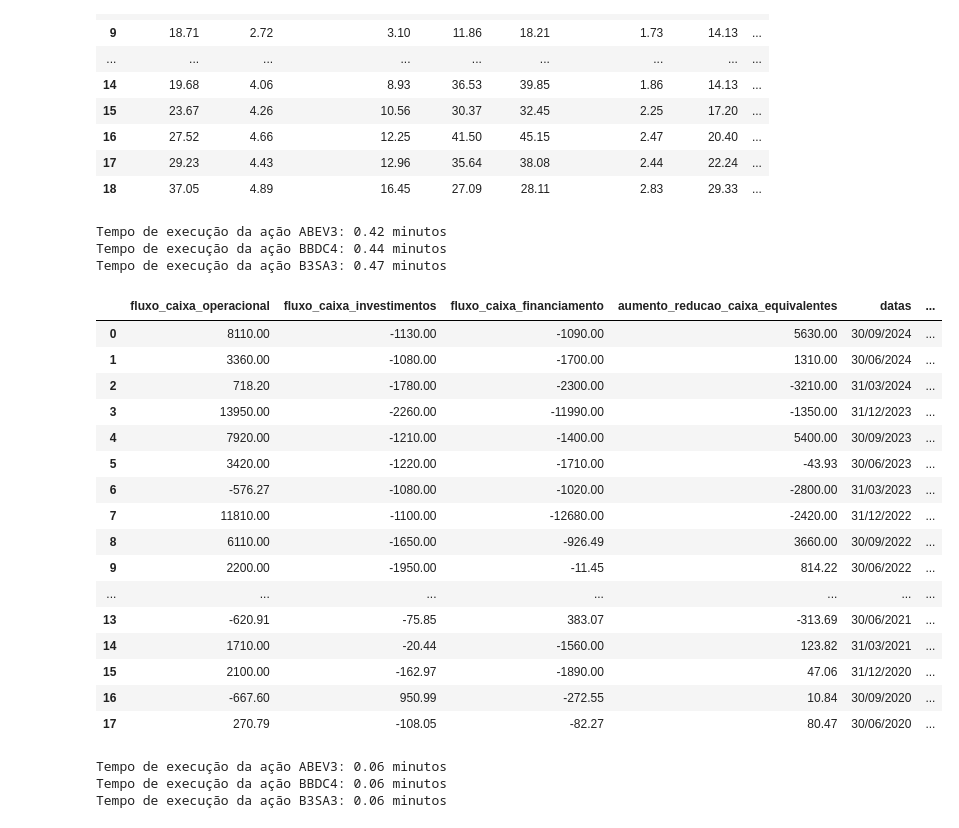
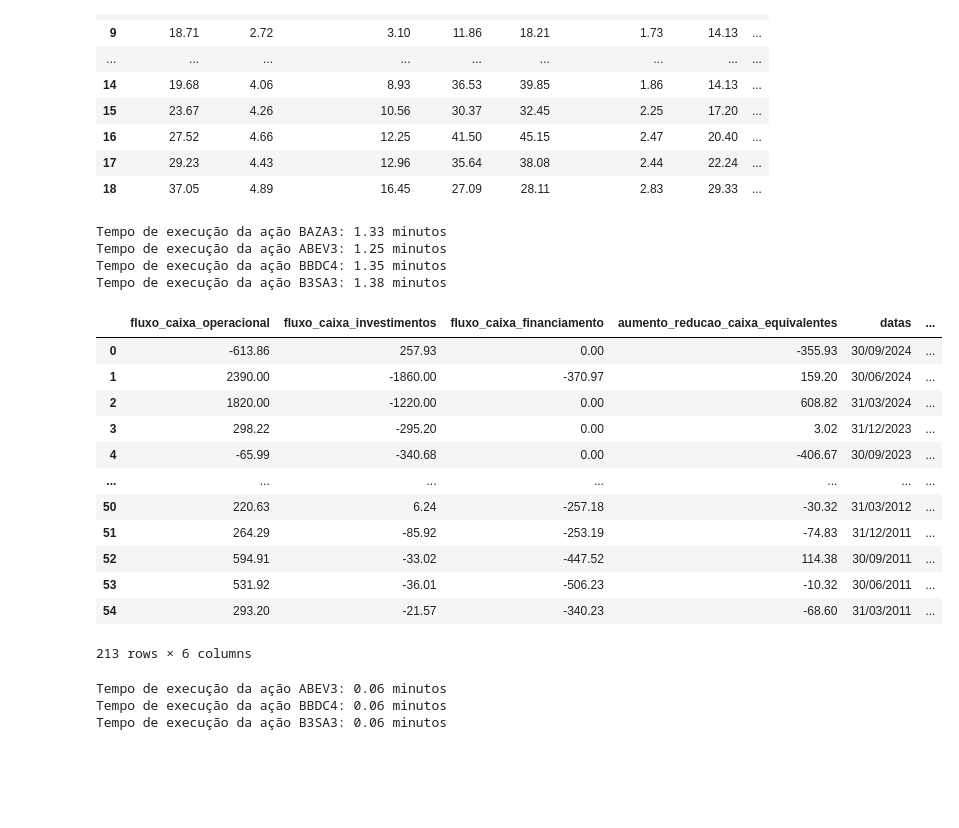
Before and after one commit to Jeferson100/fundamentalist-stock-brazil, a Jupyter notebook: extraindo_dados.ipynb, the cells around one changed output. Saved outputs shown, nothing was run; the diff lists cells and outputs as text; code cells hidden in the pictures; blank space fills up the shorter version.

Commit message:
Corrijindo fluxo de caixa

```diff
--- a/extraindo_dados.ipynb
+++ b/extraindo_dados.ipynb
@@ -176,34 +176,32 @@ Tempo de execução da ação B3SA3: 0.61 minutos
 | 17 | 29.23 | 4.43 | 12.96 | 35.64 | 38.08 | 2.44 | 22.24 | ... |
 | 18 | 37.05 | 4.89 | 16.45 | 27.09 | 28.11 | 2.83 | 29.33 | ... |
 # %%
-codigos_ibovespa = ['ABEV3', 'BBDC4', 'B3SA3']
+codigos_ibovespa = ['BAZA3','ABEV3', 'BBDC4', 'B3SA3']
 
-scraper = FluxoCaixaDataScraper(setor_financeiro, options, acoes=codigos_ibovespa, diretorio='../dados/dre.csv', data_inicio='30/06/2020')
+scraper = FluxoCaixaDataScraper(setor_financeiro, options, acoes=codigos_ibovespa, diretorio='../dados/dre.csv'#, data_inicio='30/06/2020'
+                                )
 
 dados = scraper.rodar_acoes()
 
 dados
 # %% [output]
-Tempo de execução da ação ABEV3: 0.42 minutos
-Tempo de execução da ação BBDC4: 0.44 minutos
-Tempo de execução da ação B3SA3: 0.47 minutos
+Tempo de execução da ação BAZA3: 1.33 minutos
+Tempo de execução da ação ABEV3: 1.25 minutos
+Tempo de execução da ação BBDC4: 1.35 minutos
+Tempo de execução da ação B3SA3: 1.38 minutos
 |  | fluxo_caixa_operacional | fluxo_caixa_investimentos | fluxo_caixa_financiamento | aumento_reducao_caixa_equivalentes | datas | ... |
-| 0 | 8110.00 | -1130.00 | -1090.00 | 5630.00 | 30/09/2024 | ... |
-| 1 | 3360.00 | -1080.00 | -1700.00 | 1310.00 | 30/06/2024 | ... |
-| 2 | 718.20 | -1780.00 | -2300.00 | -3210.00 | 31/03/2024 | ... |
-| 3 | 13950.00 | -2260.00 | -11990.00 | -1350.00 | 31/12/2023 | ... |
-| 4 | 7920.00 | -1210.00 | -1400.00 | 5400.00 | 30/09/2023 | ... |
-| 5 | 3420.00 | -1220.00 | -1710.00 | -43.93 | 30/06/2023 | ... |
-| 6 | -576.27 | -1080.00 | -1020.00 | -2800.00 | 31/03/2023 | ... |
-| 7 | 11810.00 | -1100.00 | -12680.00 | -2420.00 | 31/12/2022 | ... |
-| 8 | 6110.00 | -1650.00 | -926.49 | 3660.00 | 30/09/2022 | ... |
-| 9 | 2200.00 | -1950.00 | -11.45 | 814.22 | 30/06/2022 | ... |
+| 0 | -613.86 | 257.93 | 0.00 | -355.93 | 30/09/2024 | ... |
+| 1 | 2390.00 | -1860.00 | -370.97 | 159.20 | 30/06/2024 | ... |
+| 2 | 1820.00 | -1220.00 | 0.00 | 608.82 | 31/03/2024 | ... |
+| 3 | 298.22 | -295.20 | 0.00 | 3.02 | 31/12/2023 | ... |
+| 4 | -65.99 | -340.68 | 0.00 | -406.67 | 30/09/2023 | ... |
 | ... | ... | ... | ... | ... | ... | ... |
-| 13 | -620.91 | -75.85 | 383.07 | -313.69 | 30/06/2021 | ... |
-| 14 | 1710.00 | -20.44 | -1560.00 | 123.82 | 31/03/2021 | ... |
-| 15 | 2100.00 | -162.97 | -1890.00 | 47.06 | 31/12/2020 | ... |
-| 16 | -667.60 | 950.99 | -272.55 | 10.84 | 30/09/2020 | ... |
-| 17 | 270.79 | -108.05 | -82.27 | 80.47 | 30/06/2020 | ... |
+| 50 | 220.63 | 6.24 | -257.18 | -30.32 | 31/03/2012 | ... |
+| 51 | 264.29 | -85.92 | -253.19 | -74.83 | 31/12/2011 | ... |
+| 52 | 594.91 | -33.02 | -447.52 | 114.38 | 30/09/2011 | ... |
+| 53 | 531.92 | -36.01 | -506.23 | -10.32 | 30/06/2011 | ... |
+| 54 | 293.20 | -21.57 | -340.23 | -68.60 | 31/03/2011 | ... |
+213 rows × 6 columns
 # %%
 codigos_ibovespa = ['ABEV3', 'BBDC4', 'B3SA3']
 
```
Also changed, not shown: 2 other files.
